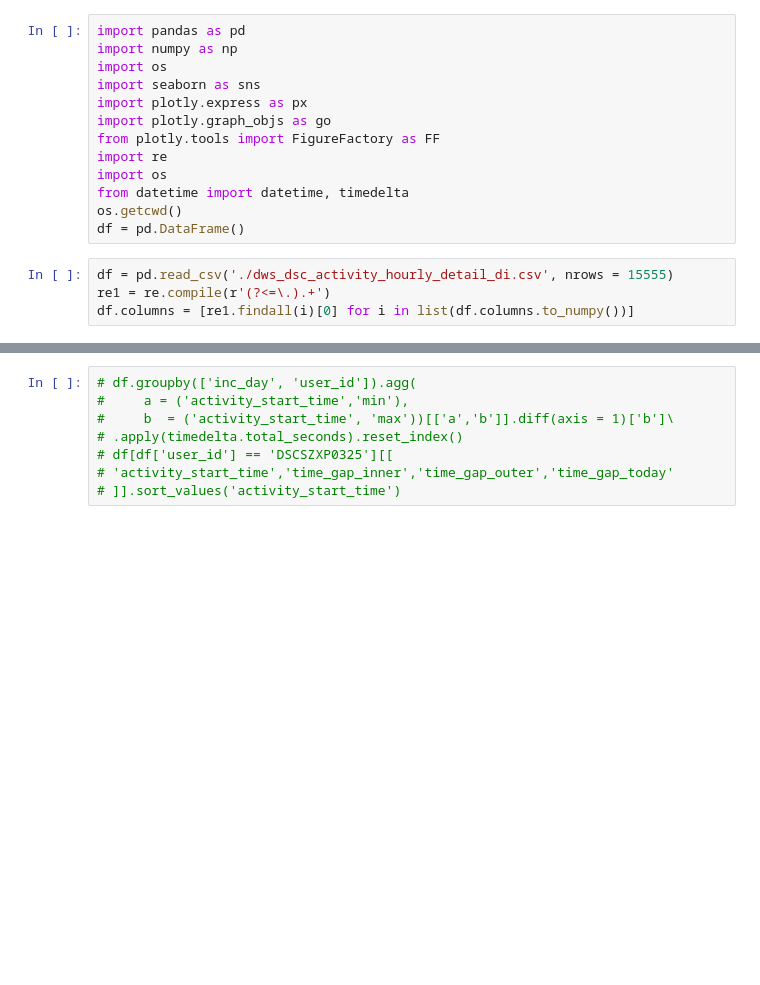
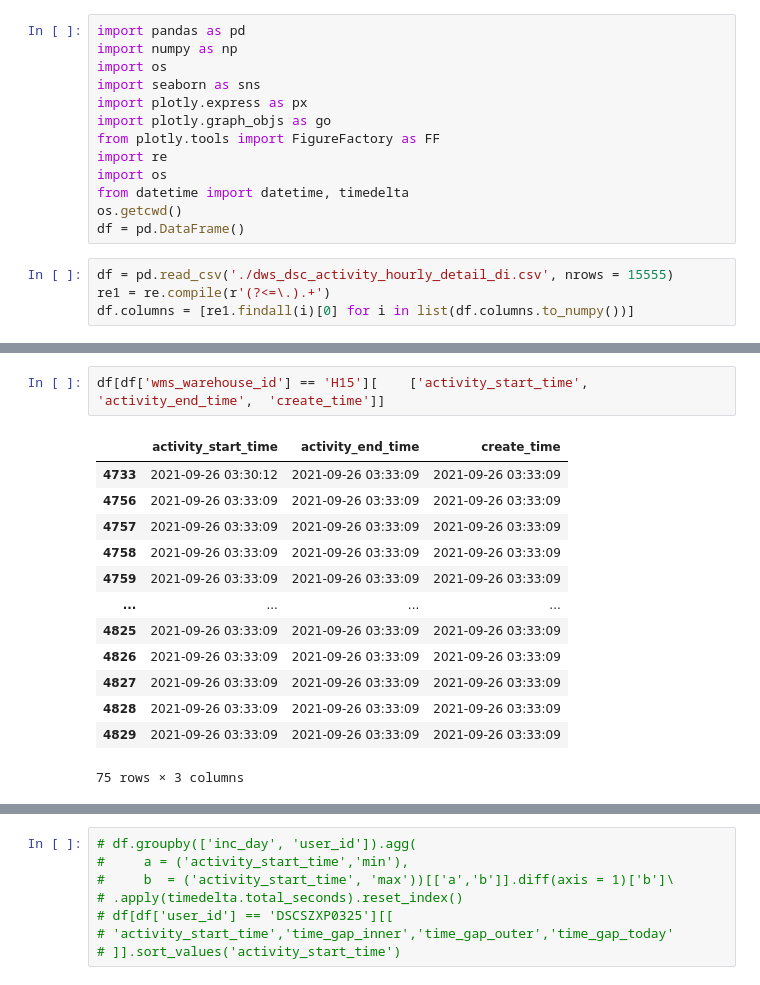
Before and after one commit to fyenne/play4_activity, a Jupyter notebook: activity_detail.ipynb, the cells around one changed output, grey strips where cells are left out. Cells and saved outputs as stored; diff of their text form; blank space fills up the shorter version.

```diff
--- a/activity_detail.ipynb
+++ b/activity_detail.ipynb
@@ -69,0 +87,16 @@ df[['activity_start_time_hour','activity_start_time']]
+# %%
+df[df['wms_warehouse_id'] == 'H15'][    ['activity_start_time', 'activity_end_time',  'create_time']]
+# %% [output]
+|  | activity_start_time | activity_end_time | create_time |
+| 4733 | 2021-09-26 03:30:12 | 2021-09-26 03:33:09 | 2021-09-26 03:33:09 |
+| 4756 | 2021-09-26 03:33:09 | 2021-09-26 03:33:09 | 2021-09-26 03:33:09 |
+| 4757 | 2021-09-26 03:33:09 | 2021-09-26 03:33:09 | 2021-09-26 03:33:09 |
+| 4758 | 2021-09-26 03:33:09 | 2021-09-26 03:33:09 | 2021-09-26 03:33:09 |
+| 4759 | 2021-09-26 03:33:09 | 2021-09-26 03:33:09 | 2021-09-26 03:33:09 |
+| ... | ... | ... | ... |
+| 4825 | 2021-09-26 03:33:09 | 2021-09-26 03:33:09 | 2021-09-26 03:33:09 |
+| 4826 | 2021-09-26 03:33:09 | 2021-09-26 03:33:09 | 2021-09-26 03:33:09 |
+| 4827 | 2021-09-26 03:33:09 | 2021-09-26 03:33:09 | 2021-09-26 03:33:09 |
+| 4828 | 2021-09-26 03:33:09 | 2021-09-26 03:33:09 | 2021-09-26 03:33:09 |
+| 4829 | 2021-09-26 03:33:09 | 2021-09-26 03:33:09 | 2021-09-26 03:33:09 |
+75 rows × 3 columns
```
Also changed, not shown: parts of 12 cells of this notebook, 1 other file.
